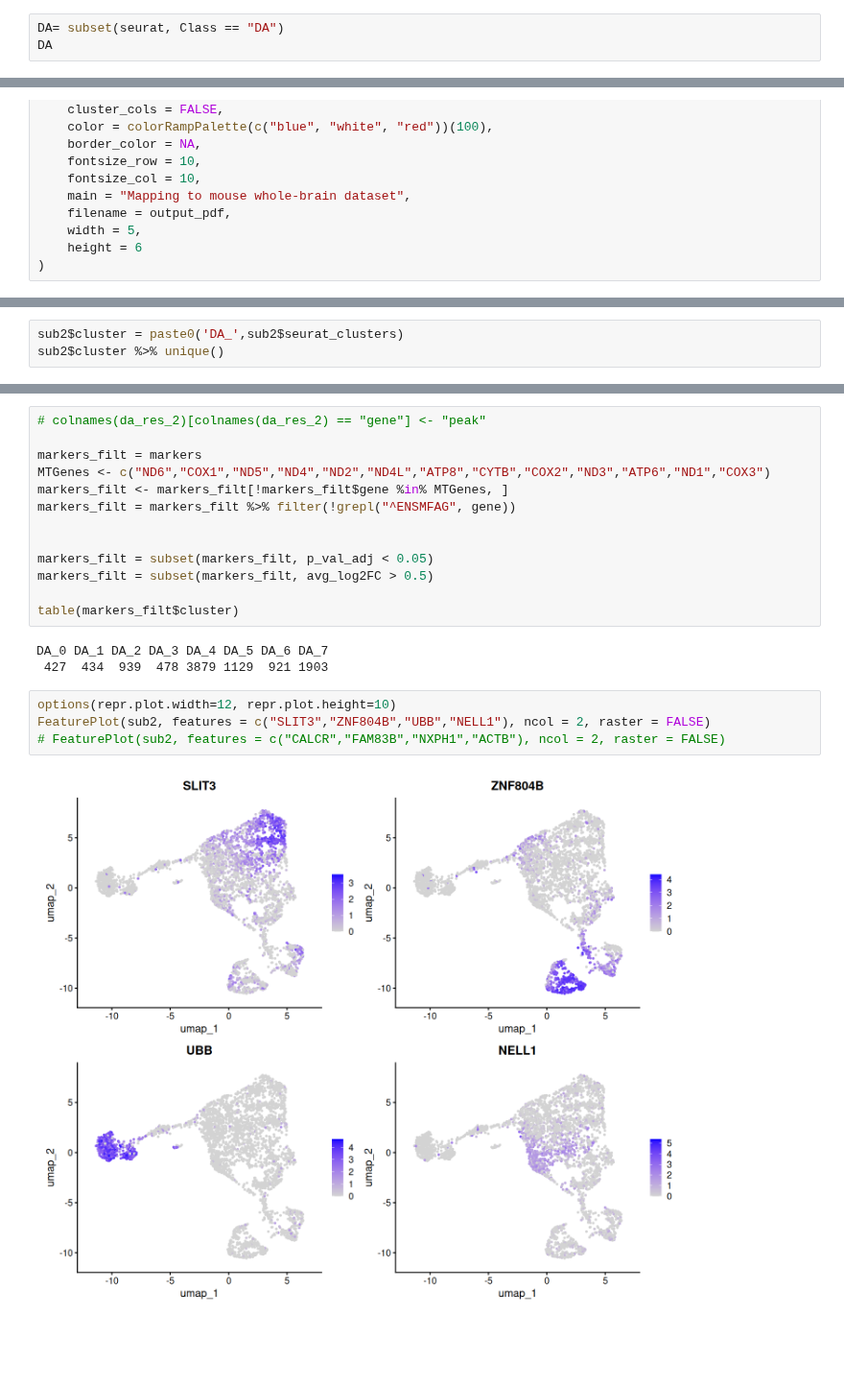
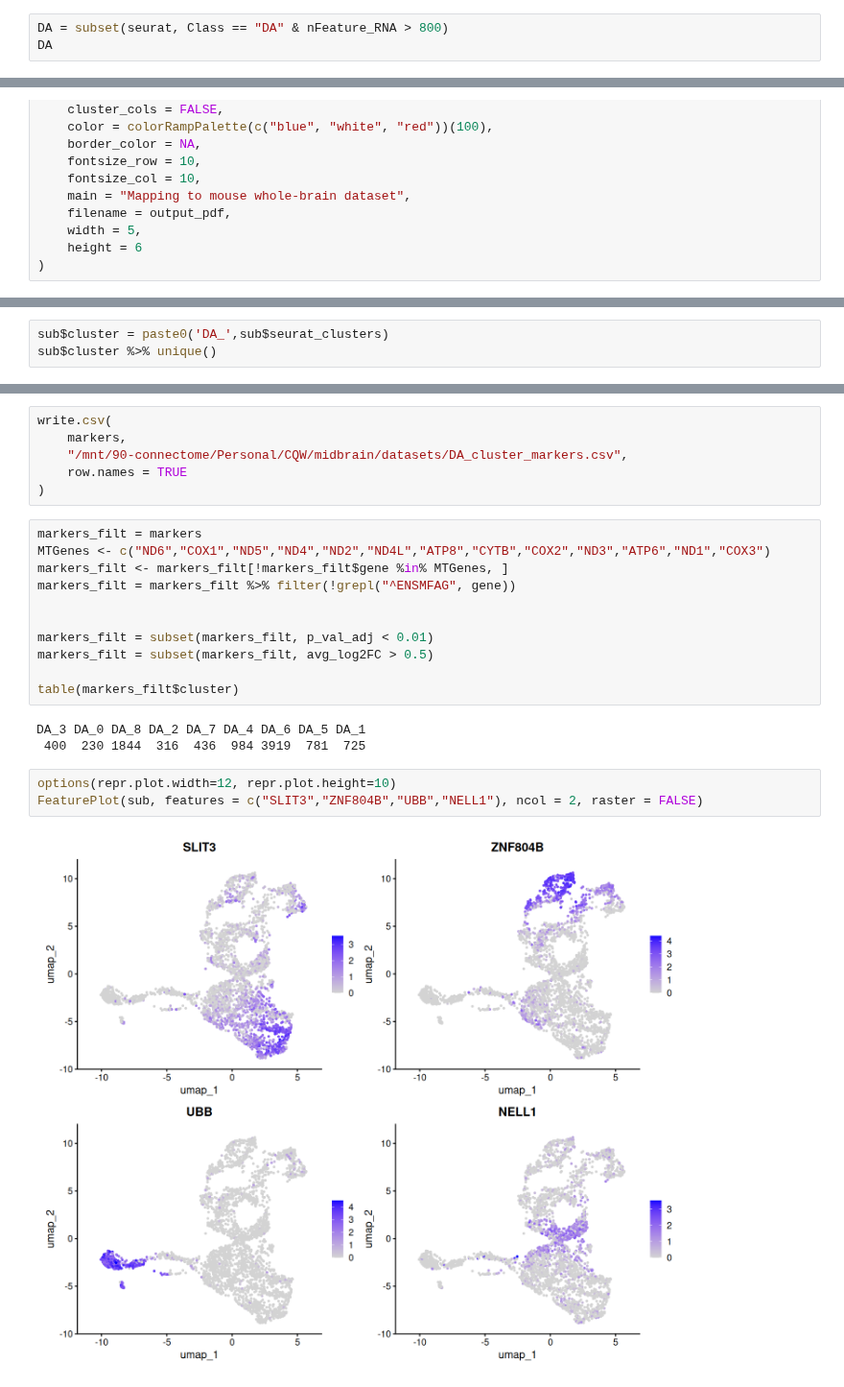
Before and after one commit to qwccccc/Macaque_VTA_snRNA_Script, a Jupyter notebook: Script/2_VTA_DA_cluster.ipynb, the cells around one changed output, grey strips where cells are left out. Shown at 96% size. Saved outputs shown, nothing was run; the diff lists cells and outputs as text; blank space fills up the shorter version.

Commit message:
revise_dataset

```diff
--- a/Script/2_VTA_DA_cluster.ipynb
+++ b/Script/2_VTA_DA_cluster.ipynb
@@ -34,7 +38,7 @@ options(future.globals.maxSize = 100000 * 1024^5)
 # %%
 seurat = readRDS('/mnt/90-connectome/Personal/CQW/midbrain/area_h5ad/20260728_VTA_SCTseurat_harmony_rf_clean.rds')
 # %%
-DA= subset(seurat, Class == "DA")
+DA = subset(seurat, Class == "DA" & nFeature_RNA > 800)
 DA
 # %% [output]
 An object of class Seurat
@@ -190,4 +205,4 @@ dev.off()
 # %%
-sub2$cluster = paste0('DA_',sub2$seurat_clusters)
-sub2$cluster %>% unique()
+sub$cluster = paste0('DA_',sub$seurat_clusters)
+sub$cluster %>% unique()
 # %% [output]
@@ -278,25 +667,28 @@ A data.frame: 26276 × 7
+# %%
+write.csv(
+    markers,
+    "/mnt/90-connectome/Personal/CQW/midbrain/datasets/DA_cluster_markers.csv",
+    row.names = TRUE
+)
 # %%
-# colnames(da_res_2)[colnames(da_res_2) == "gene"] <- "peak"
-
 markers_filt = markers
 MTGenes <- c("ND6","COX1","ND5","ND4","ND2","ND4L","ATP8","CYTB","COX2","ND3","ATP6","ND1","COX3")
 markers_filt <- markers_filt[!markers_filt$gene %in% MTGenes, ]
 markers_filt = markers_filt %>% filter(!grepl("^ENSMFAG", gene))
 
 
-markers_filt = subset(markers_filt, p_val_adj < 0.05)
+markers_filt = subset(markers_filt, p_val_adj < 0.01)
 markers_filt = subset(markers_filt, avg_log2FC > 0.5)
 
 table(markers_filt$cluster)
 # %% [output]
-DA_0 DA_1 DA_2 DA_3 DA_4 DA_5 DA_6 DA_7
- 427  434  939  478 3879 1129  921 1903
+DA_3 DA_0 DA_8 DA_2 DA_7 DA_4 DA_6 DA_5 DA_1
+ 400  230 1844  316  436  984 3919  781  725
 # %%
 options(repr.plot.width=12, repr.plot.height=10)
-FeaturePlot(sub2, features = c("SLIT3","ZNF804B","UBB","NELL1"), ncol = 2, raster = FALSE)
-# FeaturePlot(sub2, features = c("CALCR","FAM83B","NXPH1","ACTB"), ncol = 2, raster = FALSE)
+FeaturePlot(sub, features = c("SLIT3","ZNF804B","UBB","NELL1"), ncol = 2, raster = FALSE)
 # %% [output]
-[figure, old version]
+[figure, new version]
 # %%
 pdf('/mnt/90-connectome/Personal/CQW/midbrain/figure/VTA_DA_cluster_top_markers.pdf', width = 12, height = 10)
 options(repr.plot.width=12, repr.plot.height=10)
```
Also changed, not shown: parts of 43 cells of this notebook, 9 other files.
